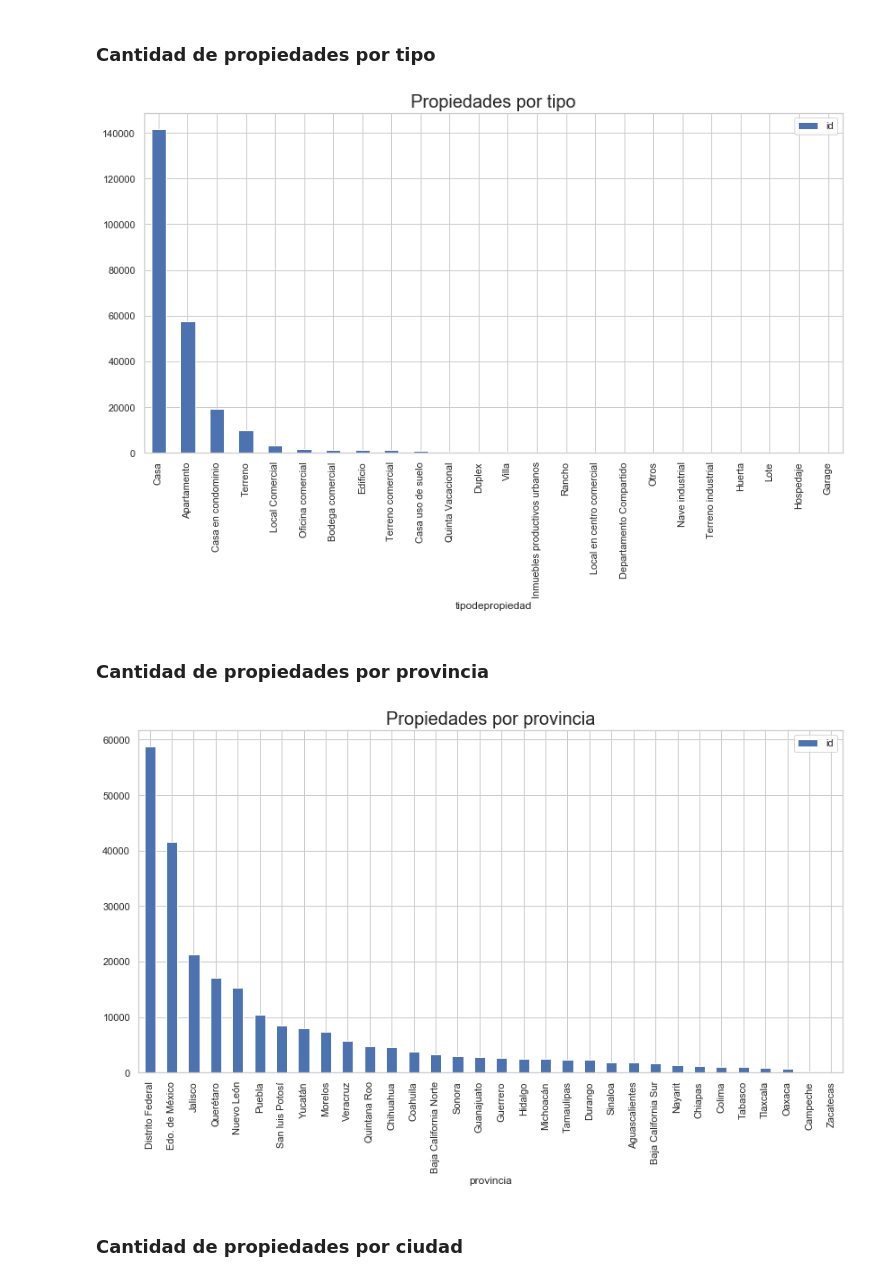
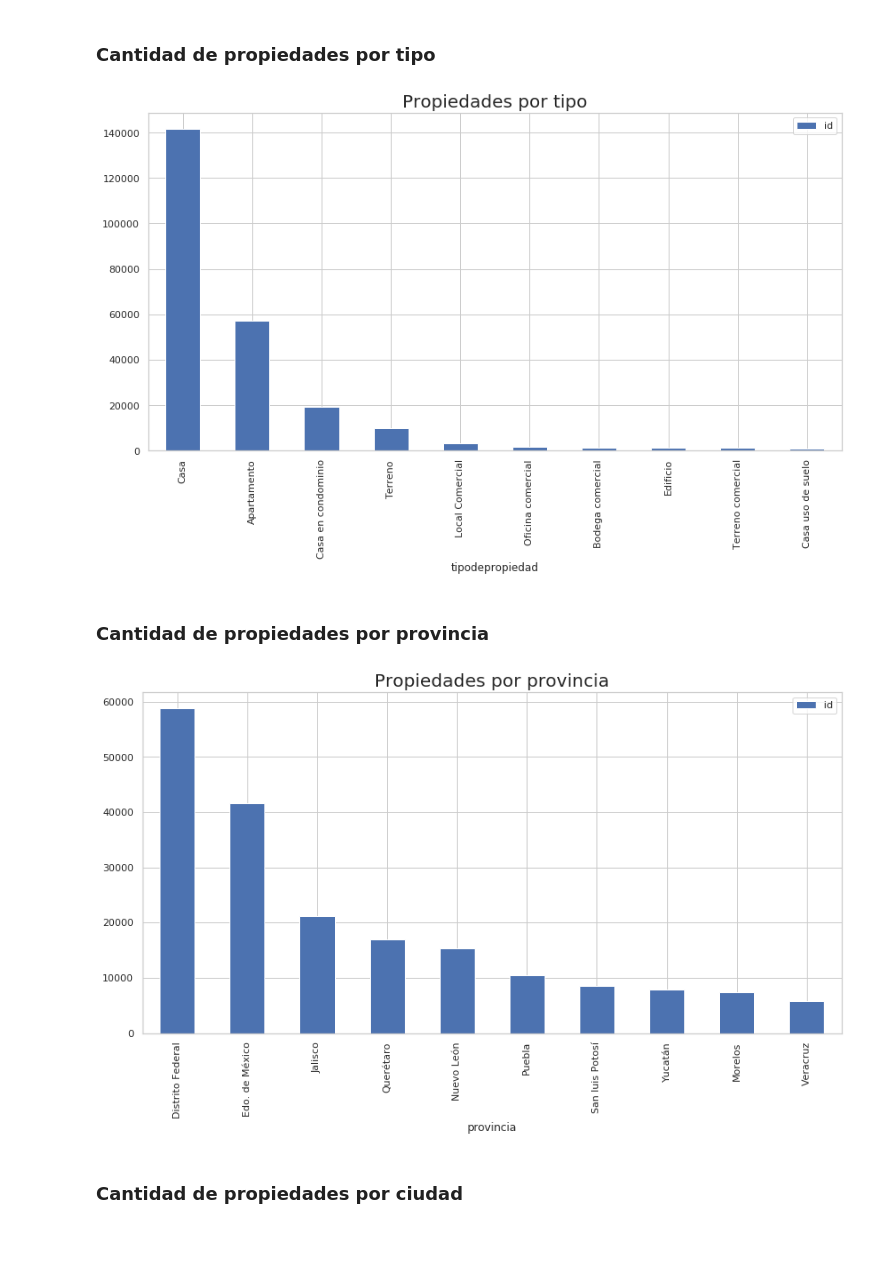
Before and after one commit to alepenaa94/Datos1-2C-2019, a Jupyter notebook: DATOS.ipynb, the cells around one changed output. Saved outputs shown, nothing was run; the diff lists cells and outputs as text; code cells hidden in the pictures; blank space fills up the shorter version.

Commit message:
Arreglos visuales a los graficos

```diff
--- a/DATOS.ipynb
+++ b/DATOS.ipynb
@@ -338,18 +338,20 @@ dtype: object
 ### Cantidad de propiedades por tipo
 # %%
 df.groupby('tipodepropiedad').agg({'id':'count'}).sort_values(by=['id'], ascending=False)\
+.head(10)\
 .plot.bar(figsize=(14,7))\
 .set_title("Propiedades por tipo", fontsize=20);
 # %% [output]
-[figure, old version]
+[figure, new version]
 # %% [markdown]
 ### Cantidad de propiedades por provincia
 # %%
 df.groupby('provincia').agg({'id':'count'}).sort_values(by=['id'], ascending=False)\
+.head(10)\
 .plot.bar(figsize=(14,7))\
 .set_title("Propiedades por provincia", fontsize=20);
 # %% [output]
-[figure, old version]
+[figure, new version]
 # %% [markdown]
 ### Cantidad de propiedades por ciudad
 # %%
```
Also changed, not shown: parts of 33 cells of this notebook.
